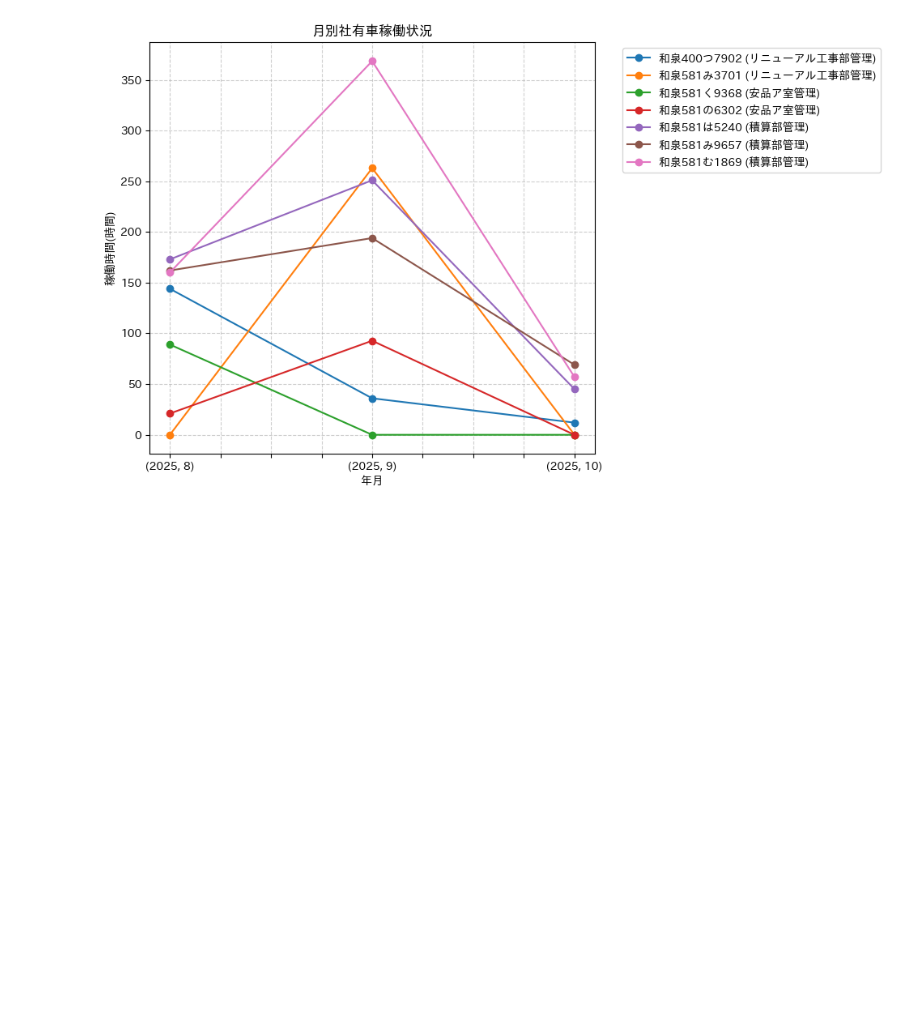
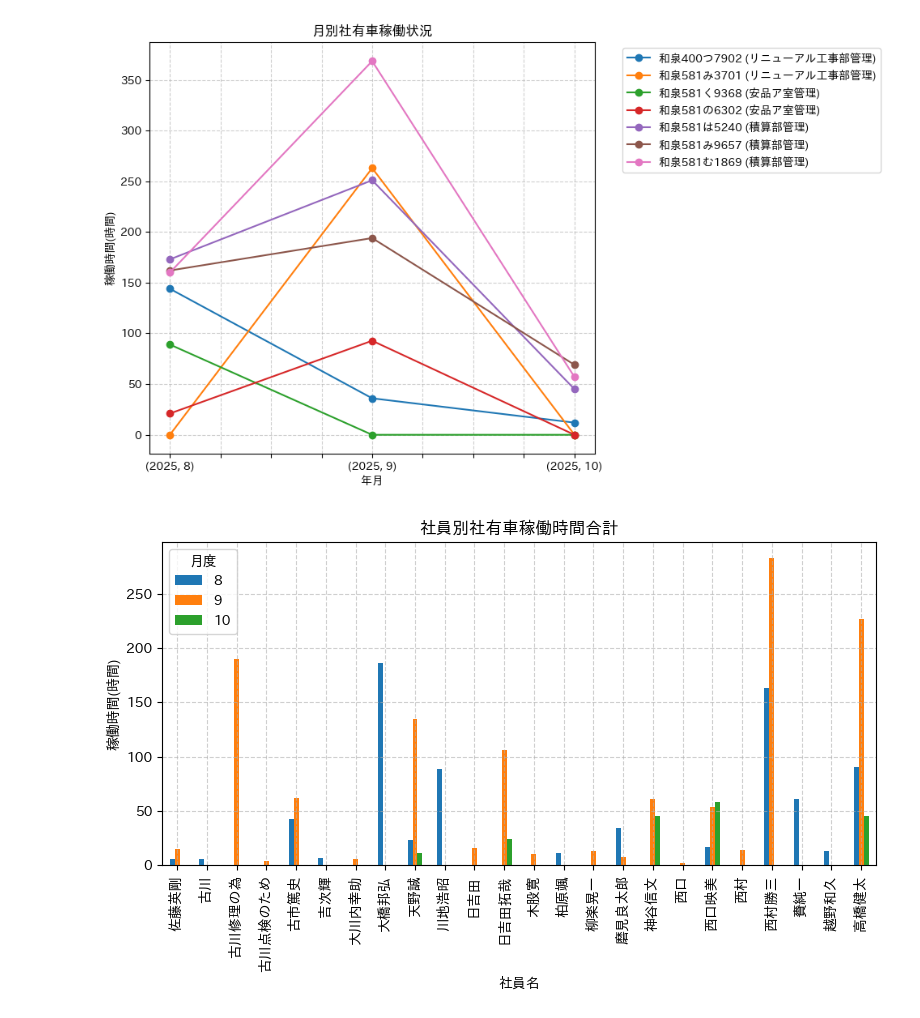
Before and after one commit to josephftoaster-beep/biken-company-car-analysis, a Jupyter notebook: analysis_company_car.ipynb, the cells around one changed output. Cells and saved outputs as stored; diff of their text form; code cells hidden in the pictures; blank space fills up the shorter version.

```diff
--- a/analysis_company_car.ipynb
+++ b/analysis_company_car.ipynb
@@ -44,6 +44,8 @@ def yoyaku_list_surgery(df):
     df['実稼働時間_timedelta']=df['終了時刻']-df['開始時刻']
     total_seconds = df['実稼働時間_timedelta'].dt.total_seconds()
     df['実稼働時間_hour']=total_seconds/3600
+    df['名前']=df['名前'].str.replace('　','')
+    df['名前']=df['名前'].str.replace(' ','')
     df['予約日']=pd.to_datetime(df['予約日'])
     df['年度']=df['予約日'].dt.year
     df['月度']=df['予約日'].dt.month
@@ -58,41 +60,61 @@ def make_report(df):
                                 values='実稼働時間_hour',
                                 aggfunc='sum',
                                 fill_value=0)
-    df.groupby(['年度','月度'])['予約内容'].sum()
-    return report_pivot
+    employee_hour = pd.pivot_table(df,
+                                    index='名前',
+                                    columns='月度',
+                                    values='実稼働時間_hour',
+                                    aggfunc='sum',
+                                    fill_value=0)
+    # employee_hour = df.groupby('名前')['実稼働時間_hour'].sum().sort_values(ascending=True)
+    return report_pivot ,employee_hour
 
-def visualize(df_for_plot):
+def visualize(df_for_plot,employee_hour):
     df_for_plot.plot(figsize=(10,6), style='o-')
     plt.title('月別社有車稼働状況')
     plt.xlabel('年月')
     plt.ylabel('稼働時間(時間)')
     plt.legend(bbox_to_anchor=(1.05,1), loc='upper left')
     plt.grid(True, linestyle='--', alpha=0.6)
     plt.tight_layout()
-    plt.show
+    plt.show()
+    plt.close()
+
+    employee_hour.plot(figsize=(8,5), kind='bar')
+    plt.title('社員別社有車稼働時間合計')
+    plt.xlabel('社員名')
+    plt.ylabel('稼働時間(時間)')
+    plt.grid(True, linestyle='--', alpha=0.6)
+    plt.tight_layout()
+    plt.show()
+    plt.close()
+
+
 
 
 
 
 
 
 df = load_and_combine_reservations()
 row_data = yoyaku_list_surgery(df)
-report = make_report(row_data)
+row_data
+report,employee_report = make_report(row_data)
 desired_order = ['和泉400つ7902 (リニューアル工事部管理)',
                  '和泉581み3701 (リニューアル工事部管理)',
                  '和泉581く9368 (安品ア室管理)',
                  '和泉581の6302 (安品ア室管理)',
                  '和泉581は5240 (積算部管理)',
                  '和泉581み9657 (積算部管理)',
                  '和泉581む1869 (積算部管理)']
 report_reordered = report[desired_order]
 display(report_reordered)
-visualize(report_reordered)
+visualize(report_reordered,employee_report)
 # %% [output]
 |  | 予約内容 | 和泉400つ7902 (リニューアル工事部管理) | 和泉581み3701 (リニューアル工事部管理) | 和泉581く9368 (安品ア室管理) | 和泉581の6302 (安品ア室管理) | ... |
 | 年度 | 月度 |  |  |  |  | ... |
 | 2025 | 8 | 144.0 | 0.0 | 89.0 | 21.00 | ... |
 |  | 9 | 36.0 | 263.0 | 0.0 | 92.75 | ... |
 |  | 10 | 12.0 | 0.0 | 0.0 | 0.00 | ... |
 [figure]
+[figure, added]
```
